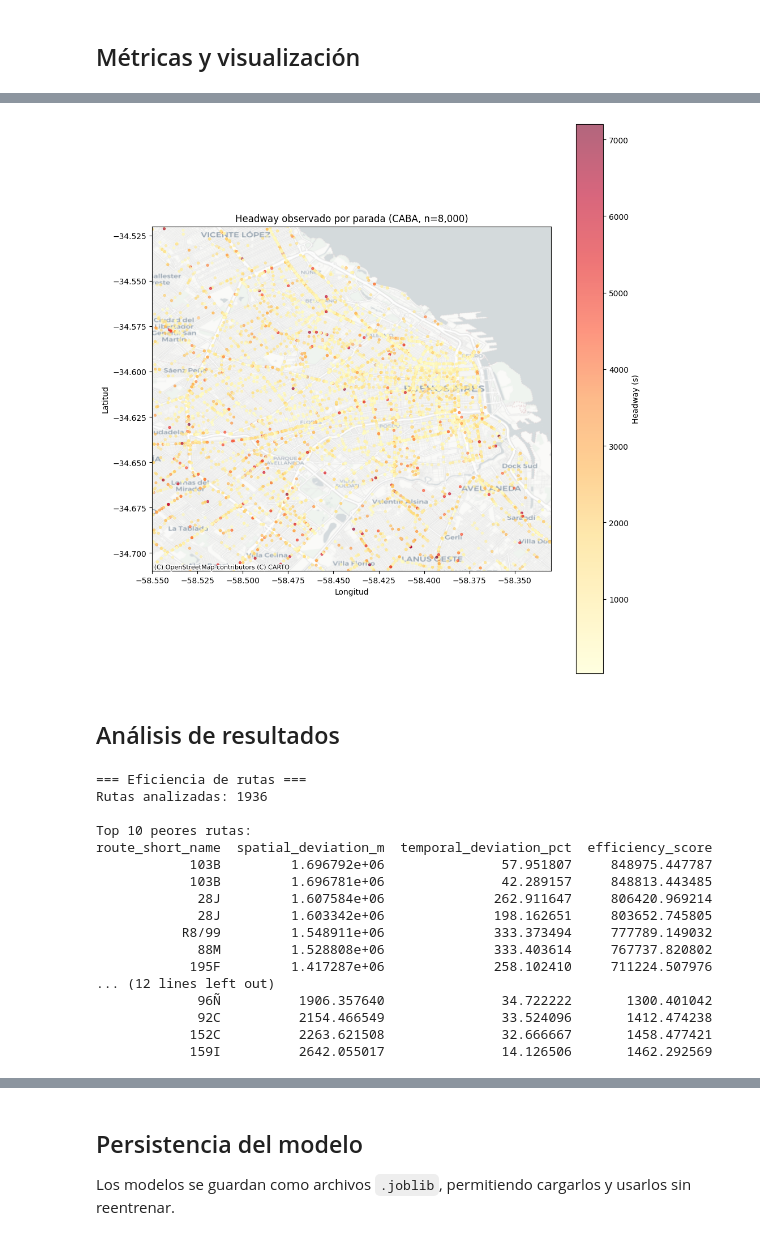
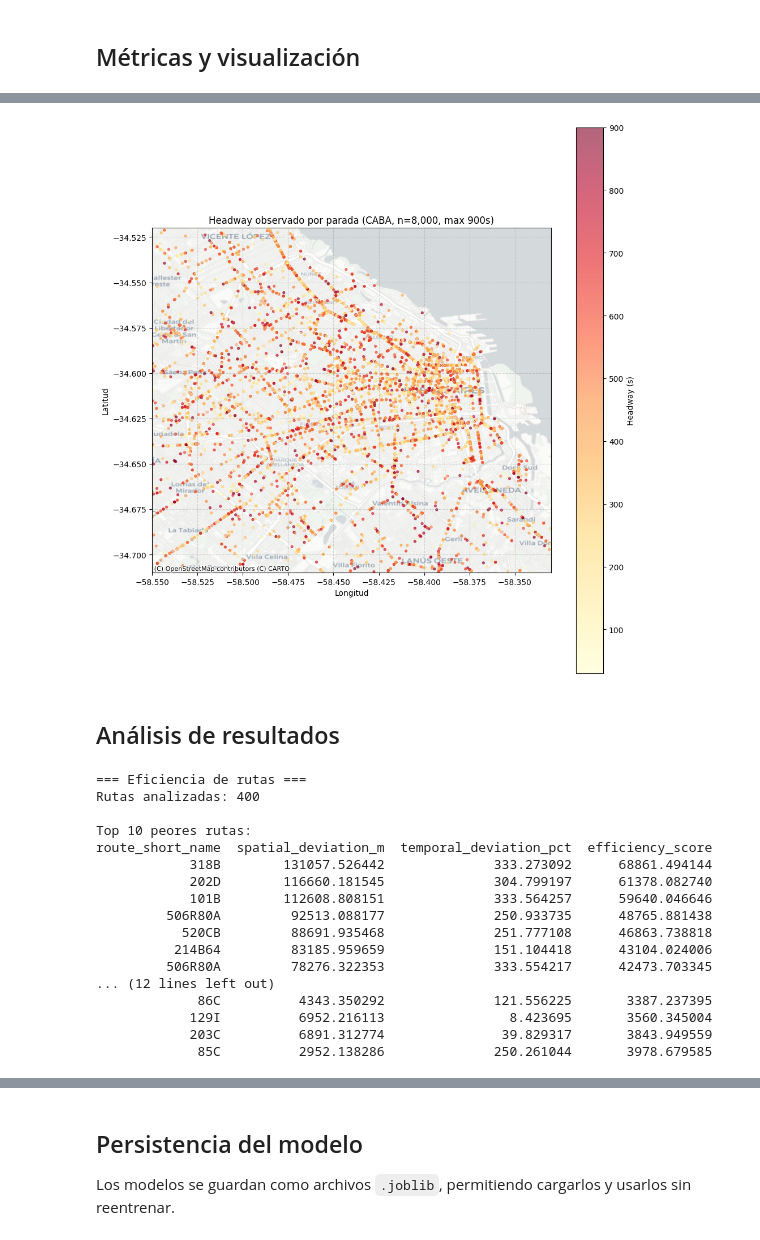
Before and after one commit to fhiba/transportia, a Jupyter notebook: notebooks/entregable_3_modelado.ipynb, the cells around one changed output, grey strips where cells are left out. Saved outputs shown, nothing was run; the diff lists cells and outputs as text; code cells hidden in the pictures.

```diff
--- a/notebooks/entregable_3_modelado.ipynb
+++ b/notebooks/entregable_3_modelado.ipynb
@@ -28,6 +37,9 @@ def load_parquet(name):
     print(f"⚠ {name} no encontrado. Ejecutar los scripts primero.")
     return pd.DataFrame()
 
+def add_grid(ax):
+    ax.grid(True, alpha=0.3, color="gray", linestyle="--")
+
 print("Listo para cargar outputs.")
 # %% [output]
 Listo para cargar outputs.
@@ -168,7 +225,7 @@ if not segments_feat.empty and metrics_tt_path.exists():
     features = model_tt["features"]
     feat_df = segments_feat.dropna(subset=features + ["travel_time_observed"]).copy()
 
-    feat_df = feat_df[feat_df["travel_time_observed"] <= 900]
+    feat_df = feat_df[feat_df["travel_time_observed"] <= 600]
 
     hour_map = {"early_morning": 0, "morning_peak": 1, "midday": 2, "evening_peak": 3, "night": 4}
     day_map = {"weekday": 0, "weekend": 1}
@@ -176,30 +233,36 @@ if not segments_feat.empty and metrics_tt_path.exists():
         feat_df["hour_bin"] = feat_df["hour_bin"].map(hour_map).fillna(2)
     if "day_type" in feat_df.columns:
         feat_df["day_type"] = feat_df["day_type"].map(day_map).fillna(0)
+    if "route_short_name" in feat_df.columns:
+        freq = feat_df["route_short_name"].value_counts()
+        feat_df["route_enc"] = feat_df["route_short_name"].map(freq).fillna(0).astype(int)
 
+    available_features = [c for c in features if c in feat_df.columns]
     sample = feat_df.sample(min(5000, len(feat_df)), random_state=42)
-    X_sample = sample[features].values
+    X_sample = sample[available_features].values
     y_sample = sample["travel_time_observed"].values
     preds = model_tt["model"].predict(X_sample)
 
     fig, axes = plt.subplots(1, 2, figsize=(14, 5))
 
     axes[0].scatter(y_sample, preds, alpha=0.3, s=5)
-    max_val = 900
+    max_val = 400
     axes[0].plot([0, max_val], [0, max_val], "r--", label="Identidad")
     axes[0].set_xlabel("Real (s)")
     axes[0].set_ylabel("Predicho (s)")
-    axes[0].set_title("Travel Time: Real vs Predicho (sin outliers)")
+    axes[0].set_title("Travel Time: Real vs Predicho")
     axes[0].set_xlim(0, max_val)
     axes[0].set_ylim(0, max_val)
     axes[0].legend()
+    add_grid(axes[0])
 
     residuals = preds - y_sample
     axes[1].hist(residuals, bins=50, edgecolor="black")
     axes[1].axvline(0, color="r", linestyle="--")
     axes[1].set_xlabel("Residuo (s)")
     axes[1].set_ylabel("Frecuencia")
-    axes[1].set_title("Distribucion de residuos")
+    axes[1].set_title("Distribución de residuos (predicho - real)")
+    add_grid(axes[1])
 
     plt.tight_layout()
     plt.show()
@@ -208,37 +279,39 @@ else:
 # %%
 if not headway_feat.empty:
     hw = headway_feat.dropna(subset=["headway_observed"])
+    hw = hw[hw["headway_observed"] <= 900]
     if "stop_lat" in hw.columns and "stop_lon" in hw.columns:
         CABA_LAT = (-34.71, -34.52)
         CABA_LON = (-58.55, -58.33)
         hw_caba = hw[hw["stop_lat"].between(*CABA_LAT) & hw["stop_lon"].between(*CABA_LON)]
         fig, ax = plt.subplots(figsize=(10, 10))
+        add_grid(ax)
         sample_hw = hw_caba.sample(min(8000, len(hw_caba)), random_state=42)
         sc = ax.scatter(
             sample_hw["stop_lon"], sample_hw["stop_lat"],
             c=sample_hw["headway_observed"], cmap="YlOrRd",
-            s=8, alpha=0.6
+            s=8, alpha=0.6, vmin=30, vmax=900
         )
         plt.colorbar(sc, label="Headway (s)")
         ax.set_xlim(*CABA_LON)
         ax.set_ylim(*CABA_LAT)
         ax.set_xlabel("Longitud")
         ax.set_ylabel("Latitud")
-        ax.set_title(f"Headway observado por parada (CABA, n={len(sample_hw):,})")
+        ax.set_title(f"Headway observado por parada (CABA, n={len(sample_hw):,}, max 900s)")
         ax.set_aspect("equal")
         try:
             import contextily as cx
             cx.add_basemap(ax, crs="EPSG:4326", source=cx.providers.CartoDB.Positron)
         except Exception:
             pass
         plt.tight_layout()
         plt.show()
     else:
         print("No hay coordenadas de parada en headway features.")
 else:
     print("No hay datos de headway features.")
 # %% [output]
-[figure, old version]
+[figure, new version]
 # %% [markdown]
 ## Análisis de resultados
 # %%
@@ -255,22 +328,22 @@ else:
     print("⚠ route_scores.parquet no encontrado.")
 # %% [output]
 === Eficiencia de rutas ===
-Rutas analizadas: 1936
+Rutas analizadas: 400
 
 Top 10 peores rutas:
 route_short_name  spatial_deviation_m  temporal_deviation_pct  efficiency_score
-            103B         1.696792e+06               57.951807     848975.447787
-            103B         1.696781e+06               42.289157     848813.443485
-             28J         1.607584e+06              262.911647     806420.969214
-             28J         1.603342e+06              198.162651     803652.745805
-           R8/99         1.548911e+06              333.373494     777789.149032
-             88M         1.528808e+06              333.403614     767737.820802
-            195F         1.417287e+06              258.102410     711224.507976
+            318B        131057.526442              333.273092      68861.494144
+            202D        116660.181545              304.799197      61378.082740
+            101B        112608.808151              333.564257      59640.046646
+         506R80A         92513.088177              250.933735      48765.881438
+           520CB         88691.935468              251.777108      46863.738818
+          214B64         83185.959659              151.104418      43104.024006
+         506R80A         78276.322353              333.554217      42473.703345
 ... (12 lines left out)
-             96Ñ          1906.357640               34.722222       1300.401042
-             92C          2154.466549               33.524096       1412.474238
-            152C          2263.621508               32.666667       1458.477421
-            159I          2642.055017               14.126506       1462.292569
+             86C          4343.350292              121.556225       3387.237395
+            129I          6952.216113                8.423695       3560.345004
+            203C          6891.312774               39.829317       3843.949559
+             85C          2952.138286              250.261044       3978.679585
 # %%
 if not segments_feat.empty and "hour_bin" in segments_feat.columns:
     fig, ax = plt.subplots(figsize=(10, 6))
```
Also changed, not shown: parts of 32 cells of this notebook, 8 other files.
